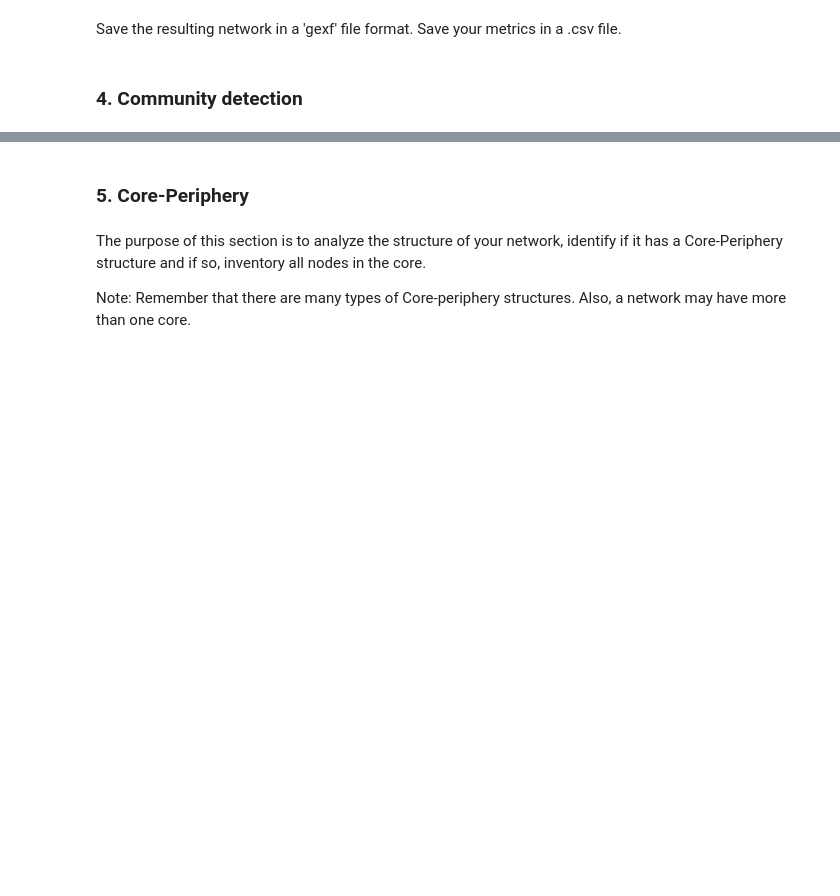
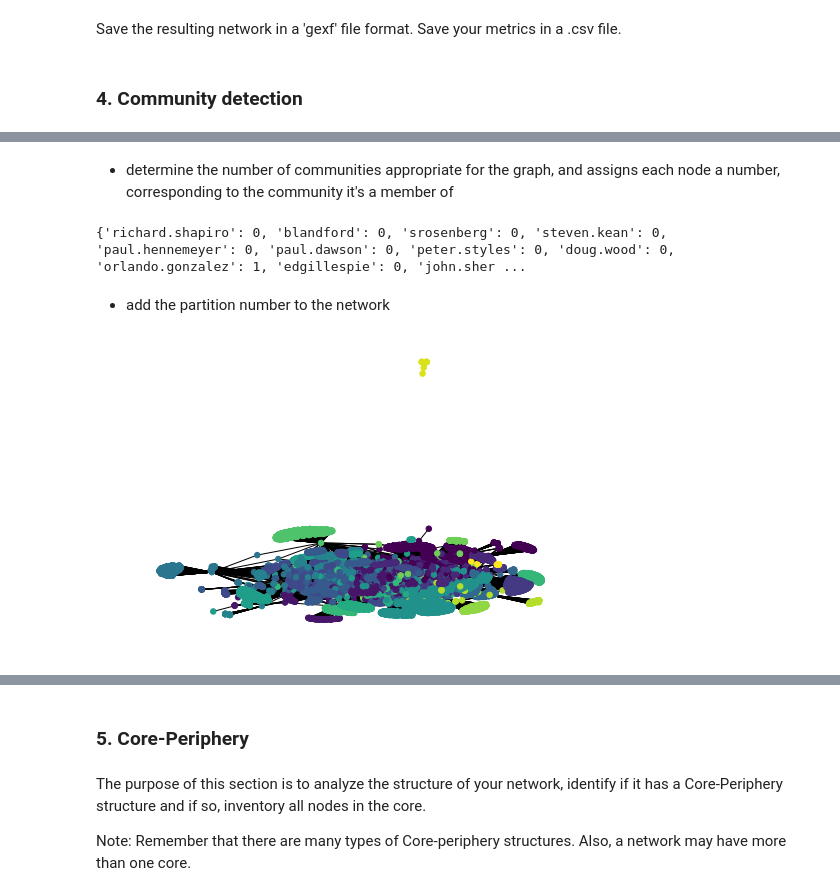
Before and after one commit to ismail-ougamane/SNA-Theory-And-Application-in-enron-dataset, a Jupyter notebook: SNA_Theory_And_Application_in_erondataset.ipynb, the cells around one changed output, grey strips where cells are left out. Saved outputs shown, nothing was run; the diff lists cells and outputs as text; code cells hidden in the pictures; blank space fills up the shorter version.

```diff
--- a/SNA_Theory_And_Application_in_erondataset.ipynb
+++ b/SNA_Theory_And_Application_in_erondataset.ipynb
@@ -416,2 +402,18 @@ Note: If a package is listed in Anaconda, you can use the command anaconda insta
+# %% [markdown]
+- determine the number of communities appropriate for the graph, and assigns each node a number, corresponding to the community it's a member of
+# %%
+communities = community.best_partition(G)
+print(communities,10)
+# %% [output]
+{'richard.shapiro': 0, 'blandford': 0, 'srosenberg': 0, 'steven.kean': 0, 'paul.hennemeyer': 0, 'paul.dawson': 0, 'peter.styles': 0, 'doug.wood': 0, 'orlando.gonzalez': 1, 'edgillespie': 0, 'john.sher ...
+# %% [markdown]
+- add the partition number to the network
+# %%
+nx.set_node_attributes(G, communities, 'modularity')
 # %%
 # Visualize your network with nodes colored according to their communities. Use cmap and node_color attributes
+com_value = [communities.get(node) for node in G.nodes()]
+nx.draw_spring(G, cmp = ply.get_cmap('jet'), node_color = com_value, node_size = 30, with_labels = False)
+ply.savefig('./net_comm.png')
+# %% [output]
+[figure, added]
```
Also changed, not shown: parts of 6 cells of this notebook.
